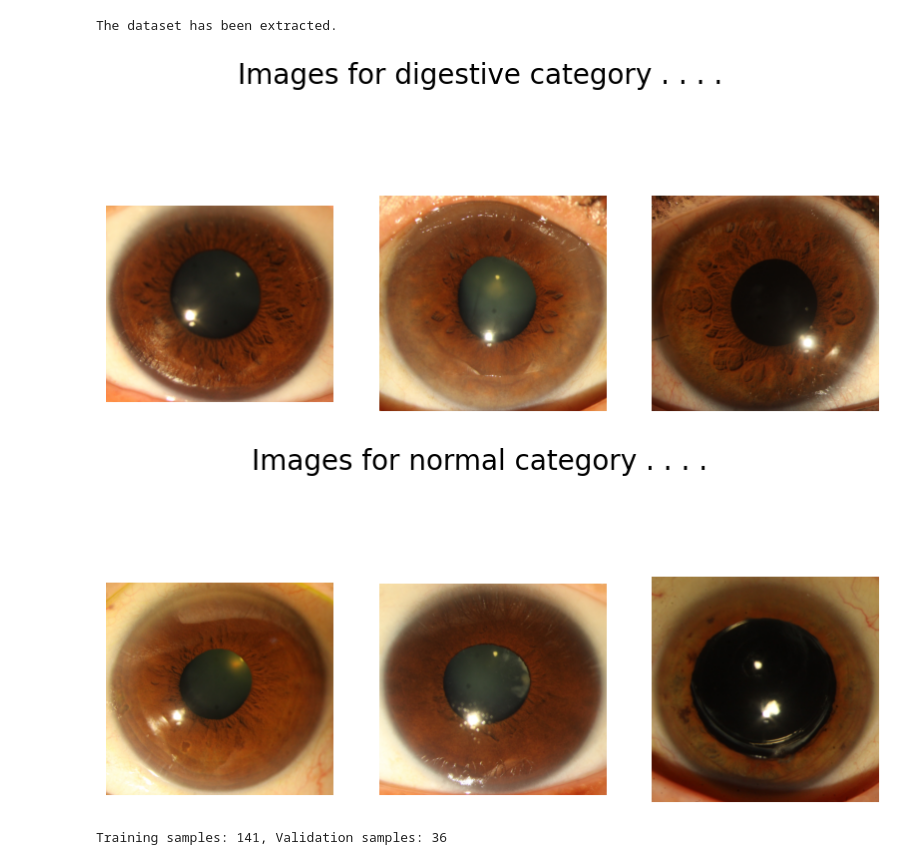
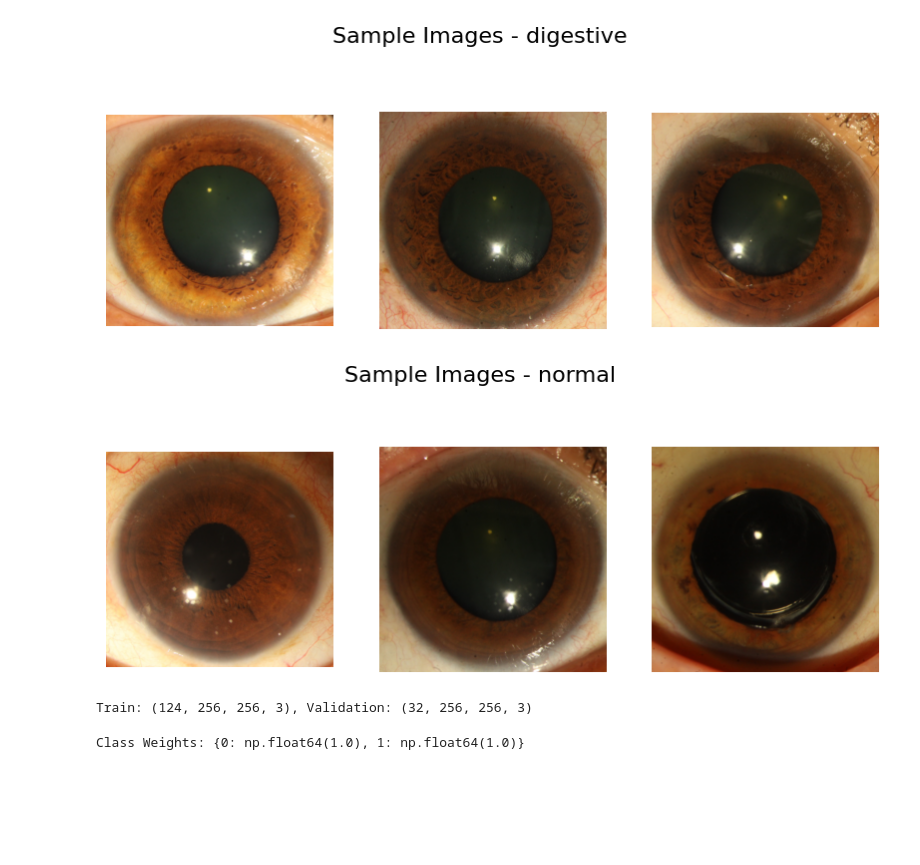
Before and after one commit to oshanLahiru0307/research_project, a Jupyter notebook: notebook_files/IT22569318/Research_IT22569318_Hybrid_Model(MobileNetV2,_DenseNet121).ipynb, the cells around one changed output. Cells and saved outputs as stored; diff of their text form; code cells hidden in the pictures; blank space fills up the shorter version.

```diff
--- a/notebook_files/IT22569318/Research_IT22569318_Hybrid_Model(MobileNetV2,_DenseNet121).ipynb
+++ b/notebook_files/IT22569318/Research_IT22569318_Hybrid_Model(MobileNetV2,_DenseNet121).ipynb
@@ -30,60 +31,72 @@ from tensorflow.keras.callbacks import EarlyStopping, ReduceLROnPlateau
-# %%
-# Update these paths to match your Iris dataset location
-zip_path = '/content/drive/MyDrive/Python /SE4050-DL-Lecture02-main/DL_Assignment/lung_images.zip'
-extract_path = './extracted_data' # Extracting to local colab runtime for speed
-path = './extracted_data/research_data_set' # Update this based on internal zip structure
-
-# Extract the data
-with ZipFile(zip_path, 'r') as zip_ref:
-    zip_ref.extractall(extract_path)
-    print('The dataset has been extracted.')
-# %% [output]
-The dataset has been extracted.
 # %%
 path = '/content/drive/MyDrive/Research/New folder'
 classes = ['digestive', 'normal']
 
-#display the images choosing randomly in lungs classes
+# ==========================================
+# 3. VISUALIZE SAMPLE IMAGES
+# ==========================================
 for cat in classes:
     image_dir = f'{path}/{cat}'
     images = os.listdir(image_dir)
 
-    fig, ax = plt.subplots(1, 3, figsize=(10, 5))
-    fig.suptitle(f'Images for {cat} category . . . .', fontsize=20)
+    fig, ax = plt.subplots(1, 3, figsize=(10, 4))
+    fig.suptitle(f'Sample Images - {cat}', fontsize=16)
 
     for i in range(3):
-        k = np.random.randint(0, len(images))
-        img = np.array(Image.open(f'{path}/{cat}/{images[k]}'))
+        img = np.array(Image.open(os.path.join(image_dir, images[np.random.randint(len(images))])))
         ax[i].imshow(img)
         ax[i].axis('off')
     plt.show()
 # %% [output]
-[figure, old version]
+[figure, new version]
-[figure, old version]
+[figure, new version]
 # %%
+# ==========================================
+# 4. PARAMETERS
+# ==========================================
 IMG_SIZE = 256
+BATCH_SIZE = 64
+EPOCHS_PHASE1 = 20
+EPOCHS_PHASE2 = 20
 SPLIT = 0.2
-EPOCHS = 20
-BATCH_SIZE = 64
 
-X = []
-Y = []
+# ==========================================
+# 5. LOAD & PREPROCESS DATA
+# ==========================================
+X, Y = [], []
 
 for i, cat in enumerate(classes):
-  images = glob(f'{path}/{cat}/*.JPG')
+    images = glob(f'{path}/{cat}/*.JPG')
 
-  for image in images:
-    img = cv2.imread(image)
+    for image in images:
+        img = cv2.imread(image)
+        img = cv2.cvtColor(img, cv2.COLOR_BGR2RGB)  # IMPORTANT
+        img = cv2.resize(img, (IMG_SIZE, IMG_SIZE))
+        X.append(img)
+        Y.append(i)
 
-    X.append(cv2.resize(img, (IMG_SIZE, IMG_SIZE)))
-    Y.append(i)
+X = np.array(X, dtype="float32")
+Y = np.array(Y)
 
-X = np.asarray(X)
-one_hot_encoded_Y = pd.get_dummies(Y).values
+Y_cat = keras.utils.to_categorical(Y, num_classes=len(classes))
 
-#split the data set into train and validation
-X_train, X_val, Y_train, Y_val = train_test_split(X, one_hot_encoded_Y, test_size=SPLIT, random_state=2022)
+X_train, X_val, Y_train, Y_val = train_test_split(
+    X, Y_cat, test_size=SPLIT, random_state=42, stratify=Y
+)
 
-print(f"Training samples: {X_train.shape[0]}, Validation samples: {X_val.shape[0]}")
+print(f"Train: {X_train.shape}, Validation: {X_val.shape}")
 # %% [output]
-Training samples: 141, Validation samples: 36
+Train: (124, 256, 256, 3), Validation: (32, 256, 256, 3)
+# %%
+# ==========================================
+# 6. CLASS WEIGHTS (OPTIONAL BUT RECOMMENDED)
+# ==========================================
+class_weights = compute_class_weight(
+    class_weight='balanced',
+    classes=np.unique(Y),
+    y=Y
+)
+class_weights = dict(enumerate(class_weights))
+print("Class Weights:", class_weights)
+# %% [output]
+Class Weights: {0: np.float64(1.0), 1: np.float64(1.0)}
```
Also changed, not shown: parts of 11 cells of this notebook.
